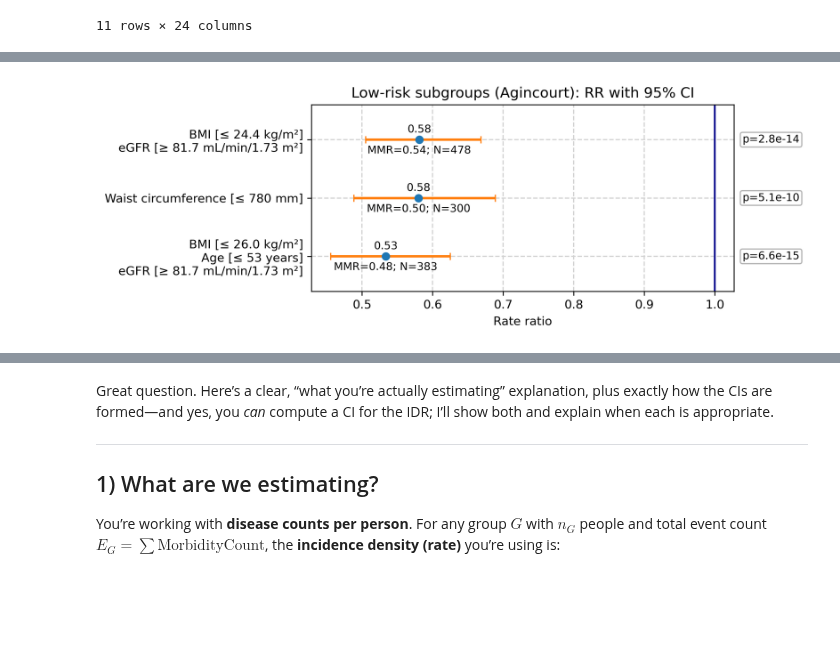
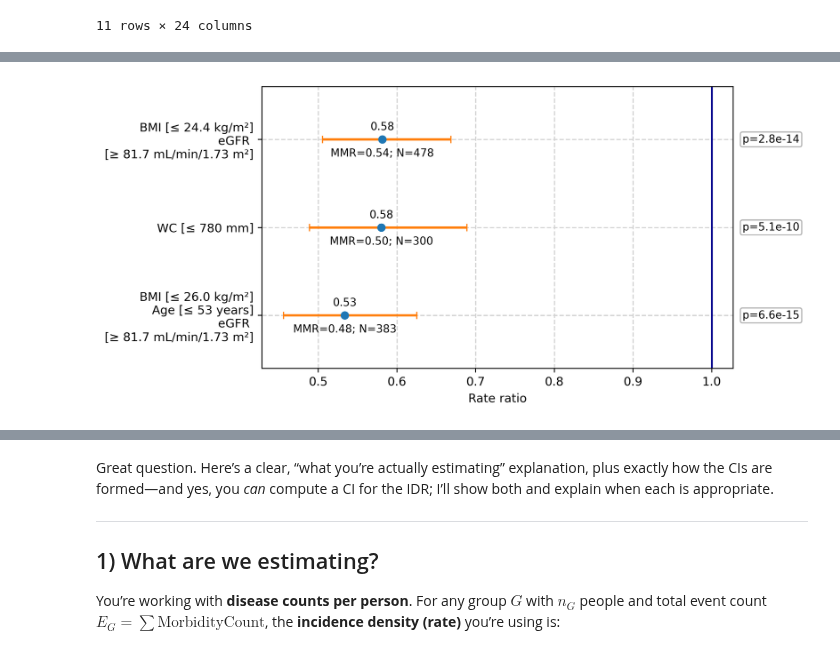
Before and after one commit to kayvinsoo7/HAALSI_work, a Jupyter notebook: mdscan-master/Poisson_scoring2.ipynb, the cells around one changed output, grey strips where cells are left out. Drawn from its saved outputs; the diff is of its cells as text; code cells hidden in the pictures; blank space fills up the shorter version.

```diff
--- a/mdscan-master/Poisson_scoring2.ipynb
+++ b/mdscan-master/Poisson_scoring2.ipynb
@@ -1530,7 +1530,7 @@ def pretty_label(raw: str) -> str:
     out_lines = []
     for p in parts:
         if 'triglycerides' in p:
-            out_lines.append("Triglycerides [≥ 0.5 mmol/L]")
+            out_lines.append("Trig. [≥ 0.5 mmol/L]")
         elif 'bmi' in p:
             out_lines.append("BMI [≥ 23.0 kg/m²]")
         elif 'age' in p:
@@ -1541,9 +1541,9 @@ def pretty_label(raw: str) -> str:
             else:
                 out_lines.append("Age")
         elif 'waist circumference' in p:
-            out_lines.append("Waist circumference [≥ 950 mm]")
+            out_lines.append("WC [≥ 950 mm]")
         elif 'egfr' in p:
-            out_lines.append("eGFR [≤ 72.3 mL/min/1.73 m²]")
+            out_lines.append("eGFR \n[≤ 72.3 mL/min/1.73 m²]")
         else:
             out_lines.append(p.strip())
     return "\n".join(out_lines)
@@ -1557,19 +1557,19 @@ x_low = plot_df['RR_CI95_low'].values
 x_high = plot_df['RR_CI95_high'].values
 y = np.arange(len(plot_df))
 
-row_height = 0.7
+row_height = 0.8
 fig_height = 1.0 + row_height * len(plot_df)
-fig, ax = plt.subplots(figsize=(8.2, fig_height), dpi=300)
+fig, ax = plt.subplots(figsize=(7.2, fig_height), dpi=350)
 
 ax.errorbar(x, y, xerr=[x - x_low, x_high - x], fmt='none', ecolor='tomato', elinewidth=2, capsize=3)
 ax.plot(x, y, 'o', mfc='tab:blue', mec='tab:blue')
 
-ax.axvline(1.0, linestyle='-', color='0.6')
+ax.axvline(1.0, linestyle='-', color='darkblue')
 ax.set_yticks(y)
 ax.grid(True, linestyle='--', linewidth=1, color='lightgray')
 ax.set_yticklabels(plot_df['label'].tolist())
 ax.set_xlabel('Rate ratio')
-ax.set_title('High-risk subgroups (Agincourt): RR with 95% CI')
+# ax.set_title('High-risk subgroups (Agincourt): RR with 95% CI')
 
 for i in range(len(plot_df)):
     rr = plot_df.loc[i, 'RR_vs_comp']
@@ -1627,11 +1627,11 @@ def pretty_label(raw: str) -> str:
         elif 'waist hip' in p or 'waist-hip' in p:
             lb = lower_bound(p)
             if lb is None: lb = 0.8
-            out.append(f"Waist–hip ratio [≥ {lb:.2f}]")
+            out.append(f"WHR ratio [≥ {lb:.2f}]")
         elif 'waist circumference' in p:
             lb = lower_bound(p)
             if lb is not None:
-                out.append(f"Waist circumference [≥ {lb:.0f} mm]")
+                out.append(f"WC [≥ {lb:.0f} mm]")
             else:
                 out.append("Waist circumference")
         elif 'bmi' in p:
@@ -1668,7 +1668,7 @@ y = np.arange(len(plot_df))
 
 row_height = 0.7
 fig_height = 1.0 + row_height * len(plot_df)
-fig, ax = plt.subplots(figsize=(8.4, fig_height), dpi=300)
+fig, ax = plt.subplots(figsize=(6.4, fig_height), dpi=300)
 
 ax.errorbar(x, y, xerr=[x - x_low, x_high - x], fmt='none', ecolor='tomato', elinewidth=2, capsize=3)
 ax.plot(x, y, 'o', mfc='tab:blue', mec='gray')
@@ -1678,7 +1678,7 @@ ax.set_yticks(y)
 ax.grid(True, linestyle='--', linewidth=1, color='lightgray')
 ax.set_yticklabels(plot_df['label'].tolist())
 ax.set_xlabel('Rate ratio')
-ax.set_title('High-risk subgroups (Nairobi): RR with 95% CI')
+# ax.set_title('High-risk subgroups (Nairobi): RR with 95% CI')
 
 for i in range(len(plot_df)):
     rr = plot_df.loc[i, 'RR_vs_comp']
@@ -1765,7 +1765,7 @@ def pretty_label_lowrisk(raw: str) -> str:
                 out.append("HDL")
         elif 'waist circumference' in p:
             if hi is not None:
-                out.append(f"Waist circumference [≤ {hi:.0f} mm]")
+                out.append(f"WC [≤ {hi:.0f} mm]")
             else:
                 out.append("Waist circumference")
         elif 'bmi' in p:
@@ -1792,9 +1792,9 @@ x_low = plot_df['RR_CI95_low'].values
 x_high = plot_df['RR_CI95_high'].values
 y = np.arange(len(plot_df))
 
-row_height = 0.7
+row_height = 1.0
 fig_height = 1.0 + row_height * len(plot_df)
-fig, ax = plt.subplots(figsize=(8.4, fig_height), dpi=300)
+fig, ax = plt.subplots(figsize=(8.4, fig_height), dpi=350)
 
 ax.errorbar(x, y, xerr=[x - x_low, x_high - x], fmt='none', ecolor='tab:orange', elinewidth=2, capsize=3)
 ax.plot(x, y, 'o', mfc='tab:blue', mec='tab:blue')
@@ -1804,7 +1804,7 @@ ax.set_yticks(y)
 ax.grid(True, linestyle='--', linewidth=1, color='lightgray')
 ax.set_yticklabels(plot_df['label'].tolist())
 ax.set_xlabel('Rate ratio')
-ax.set_title('Low-risk subgroups (Nairobi): RR with 95% CI')
+# ax.set_title('Low-risk subgroups (Nairobi): RR with 95% CI')
 
 for i in range(len(plot_df)):
     rr = plot_df.loc[i, 'RR_vs_comp']
@@ -1895,12 +1895,12 @@ def pretty_label_ag_lowrisk(raw: str) -> str:
                 out.append("Age")
         elif 'egfr' in p:
             if lo is not None:
-                out.append(f"eGFR [≥ {lo:.1f} mL/min/1.73 m²]")
+                out.append(f"eGFR \n[≥ {lo:.1f} mL/min/1.73 m²]")
             else:
                 out.append("eGFR")
         elif 'waist circumference' in p:
             if hi is not None:
-                out.append(f"Waist circumference [≤ {hi:.0f} mm]")
+                out.append(f"WC [≤ {hi:.0f} mm]")
             else:
                 out.append("Waist circumference")
         else:
@@ -1921,9 +1921,9 @@ x_high = plot_df['RR_CI95_high'].values
 y = np.arange(len(plot_df))
 
 # Layout control (reduce vertical spacing by tweaking row_height)
-row_height = 0.7
+row_height = 1.0
 fig_height = 1.0 + row_height * len(plot_df)
-fig, ax = plt.subplots(figsize=(8.4, fig_height), dpi=300)
+fig, ax = plt.subplots(figsize=(8.4, fig_height), dpi=350)
 
 # Error bars (orange) and points (blue)
 ax.errorbar(x, y, xerr=[x - x_low, x_high - x], fmt='none', ecolor='tab:orange', elinewidth=2, capsize=3)
@@ -1934,7 +1934,7 @@ ax.set_yticks(y)
 ax.grid(True, linestyle='--', linewidth=1, color='lightgray')
 ax.set_yticklabels(plot_df['label'].tolist())
 ax.set_xlabel('Rate ratio')
-ax.set_title('Low-risk subgroups (Agincourt): RR with 95% CI')
+# ax.set_title('Low-risk subgroups (Agincourt): RR with 95% CI')
 
 # Annotations close to points
 for i in range(len(plot_df)):
@@ -1955,33 +1955,33 @@ for i in range(len(plot_df)):
     ax.text(1.02, y[i], f"p={p:.1e}", transform=trans, ha='left', va='center', fontsize=9,
             bbox=dict(boxstyle='round,pad=0.2', fc='white', ec='0.7'))
 
 # Right margin for p-value column
 plt.subplots_adjust(right=0.85)
 plt.tight_layout()
 plt.show()
 
 # Supplementary table with selected columns + mean disease count
 supp_cols = [
     ('n_literals', 'Number of literals'),
     ('label', 'Subset description'),
     ('n_sub', 'Size (n)'),
     ('events_sub', 'Counts (total)'),
     ('IDR_vs_pop', 'IDR (subgroup vs population)'),
     ('size_percent', 'Size (%)'),
     ('count_percent', 'Count (%)'),
     ('p_RR_vs_comp', 'P value (RR vs complement)'),
     ('rate_sub', 'Mean disease count (subgroup)')
 ]
 supp_df = df[[c for c, _ in supp_cols]].copy()
 supp_df.columns = [h for _, h in supp_cols]
 
 # Round for neat display
 for col in ['IDR (subgroup vs population)', 'Size (%)', 'Count (%)', 'P value (RR vs complement)', 'Mean disease count (subgroup)']:
     if col in supp_df.columns:
         supp_df[col] = pd.to_numeric(supp_df[col], errors='coerce').round(3)
 
 supp_df
 # %% [output]
-[figure, old version]
+[figure, new version]
 |  | Number of literals | Subset description | Size (n) | Counts (total) | IDR (subgroup vs population) | Size (%) | ... |
 | 0 | 3 | BMI [≤ 26.0 kg/m²]\nAge [≤ 53 yea... | 383 | 185.0 | 0.612 | 27.46 | ... |
```
Also changed, not shown: parts of 4 cells of this notebook.
